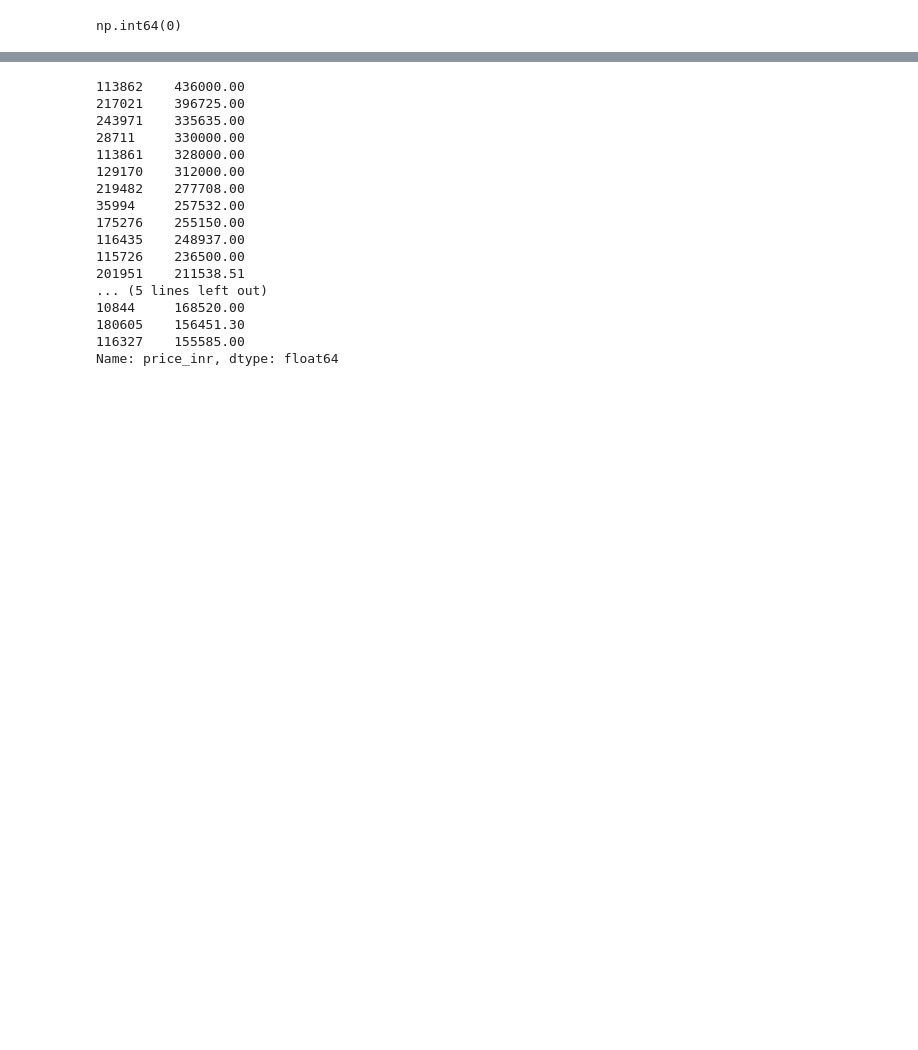
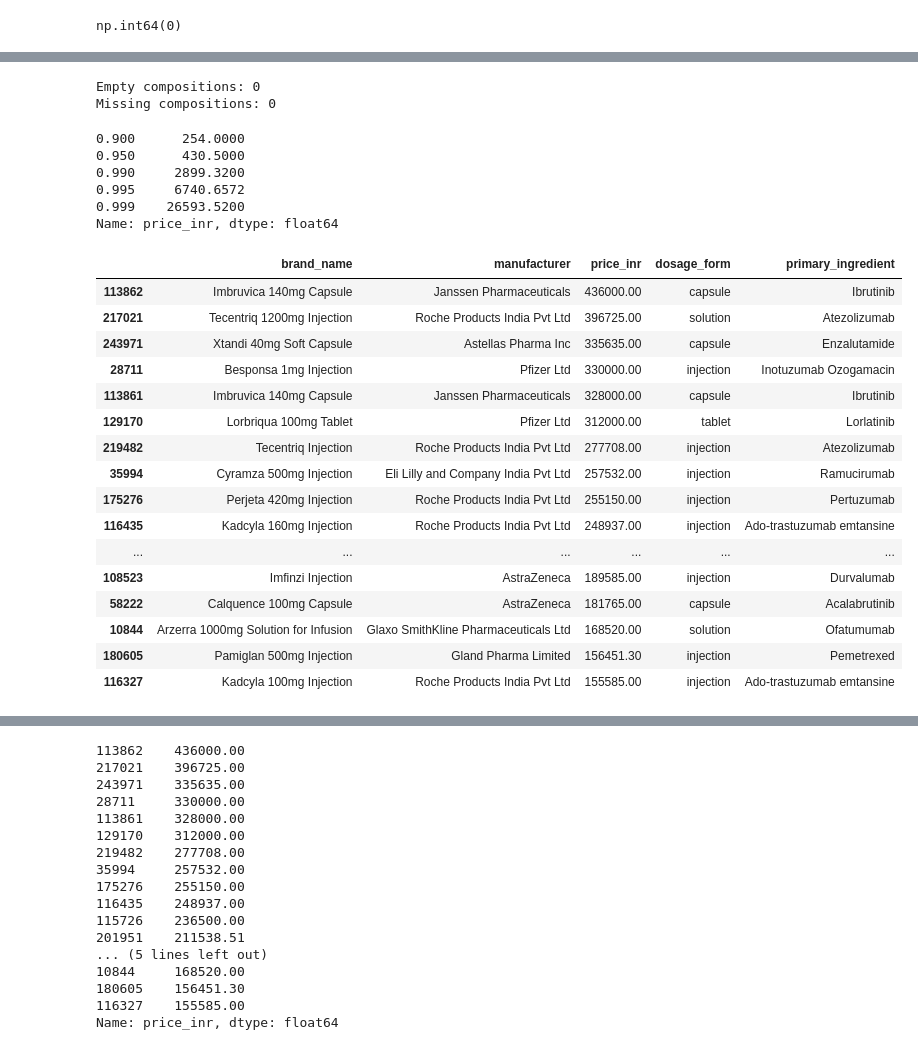
Before and after one commit to Oblivionium/medicine-finder, a Jupyter notebook: notebooks/eda.ipynb, the cells around one changed output, grey strips where cells are left out. Saved outputs shown, nothing was run; the diff lists cells and outputs as text; code cells hidden in the pictures; blank space fills up the shorter version.

```diff
--- a/notebooks/eda.ipynb
+++ b/notebooks/eda.ipynb
@@ -119,19 +137,19 @@ packaging_raw                 0
 manufacturer_raw              0
 dtype: int64
 # %%
-requiredColumns = [
-    "brand_name",
-    "manufacturer",
-    "price_inr",
-    "dosage_form",
-    "pack_size",
-    "primary_ingredient",
-    "primary_strength",
-    "active_ingredients",
-    "therapeutic_class"
-]
+# requiredColumns = [
+#     "brand_name",
+#     "manufacturer",
+#     "price_inr",
+#     "dosage_form",
+#     "pack_size",
+#     "primary_ingredient",
+#     "primary_strength",
+#     "active_ingredients",
+#     "therapeutic_class"
+# ]
 
-df = df[requiredColumns]
+# df = df[requiredColumns]
 # %%
 df.head()
 # %% [output]
@@ -217,0 +243,2 @@ np.int64(0)
+# %%
+df = df[df["price_inr"] > 0].copy()
@@ -389,0 +399,50 @@ Name: price_inr, dtype: float64
+# %%
+print("Empty compositions:", (df["cleaned_composition"] == "").sum())
+print("Missing compositions:", df["cleaned_composition"].isna().sum())
+# %% [output]
+Empty compositions: 0
+Missing compositions: 0
+# %%
+df = df[df["price_inr"] > 0].copy()
+# %%
+df["price_inr"].quantile(
+    [0.90, 0.95, 0.99, 0.995, 0.999]
+)
+# %% [output]
+0.900      254.0000
+0.950      430.5000
+0.990     2899.3200
+0.995     6740.6572
+0.999    26593.5200
+Name: price_inr, dtype: float64
+# %%
+df[
+    [
+        "brand_name",
+        "manufacturer",
+        "price_inr",
+        "dosage_form",
+        "primary_ingredient"
+    ]
+].sort_values(
+    "price_inr",
+    ascending=False
+).head(20)
+# %% [output]
+|  | brand_name | manufacturer | price_inr | dosage_form | primary_ingredient |
+| 113862 | Imbruvica 140mg Capsule | Janssen Pharmaceuticals | 436000.00 | capsule | Ibrutinib |
+| 217021 | Tecentriq 1200mg Injection | Roche Products India Pvt Ltd | 396725.00 | solution | Atezolizumab |
+| 243971 | Xtandi 40mg Soft Capsule | Astellas Pharma Inc | 335635.00 | capsule | Enzalutamide |
+| 28711 | Besponsa 1mg Injection | Pfizer Ltd | 330000.00 | injection | Inotuzumab Ozogamacin |
+| 113861 | Imbruvica 140mg Capsule | Janssen Pharmaceuticals | 328000.00 | capsule | Ibrutinib |
+| 129170 | Lorbriqua 100mg Tablet | Pfizer Ltd | 312000.00 | tablet | Lorlatinib |
+| 219482 | Tecentriq Injection | Roche Products India Pvt Ltd | 277708.00 | injection | Atezolizumab |
+| 35994 | Cyramza 500mg Injection | Eli Lilly and Company India Pvt Ltd | 257532.00 | injection | Ramucirumab |
+| 175276 | Perjeta 420mg Injection | Roche Products India Pvt Ltd | 255150.00 | injection | Pertuzumab |
+| 116435 | Kadcyla 160mg Injection | Roche Products India Pvt Ltd | 248937.00 | injection | Ado-trastuzumab emtansine |
+| ... | ... | ... | ... | ... | ... |
+| 108523 | Imfinzi Injection | AstraZeneca | 189585.00 | injection | Durvalumab |
+| 58222 | Calquence 100mg Capsule | AstraZeneca | 181765.00 | capsule | Acalabrutinib |
+| 10844 | Arzerra 1000mg Solution for Infusion | Glaxo SmithKline Pharmaceuticals Ltd | 168520.00 | solution | Ofatumumab |
+| 180605 | Pamiglan 500mg Injection | Gland Pharma Limited | 156451.30 | injection | Pemetrexed |
+| 116327 | Kadcyla 100mg Injection | Roche Products India Pvt Ltd | 155585.00 | injection | Ado-trastuzumab emtansine |
```
Also changed, not shown: parts of 28 cells of this notebook.
